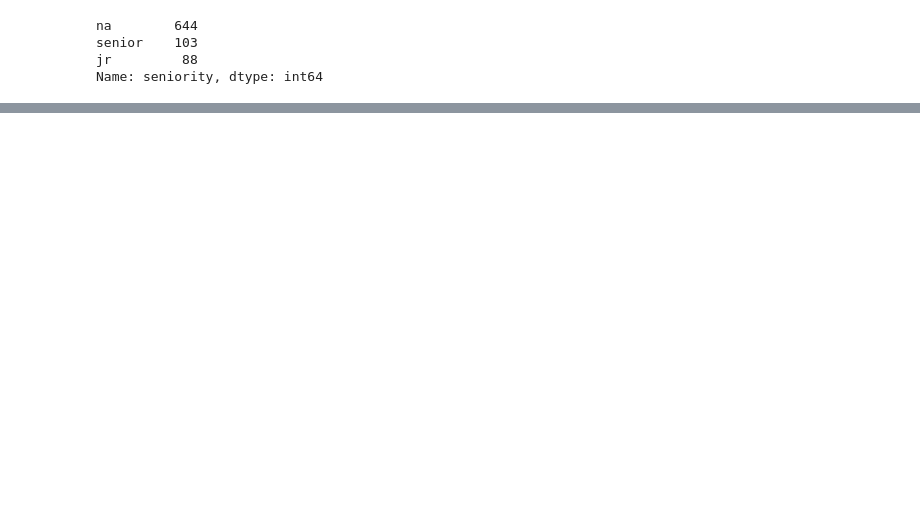
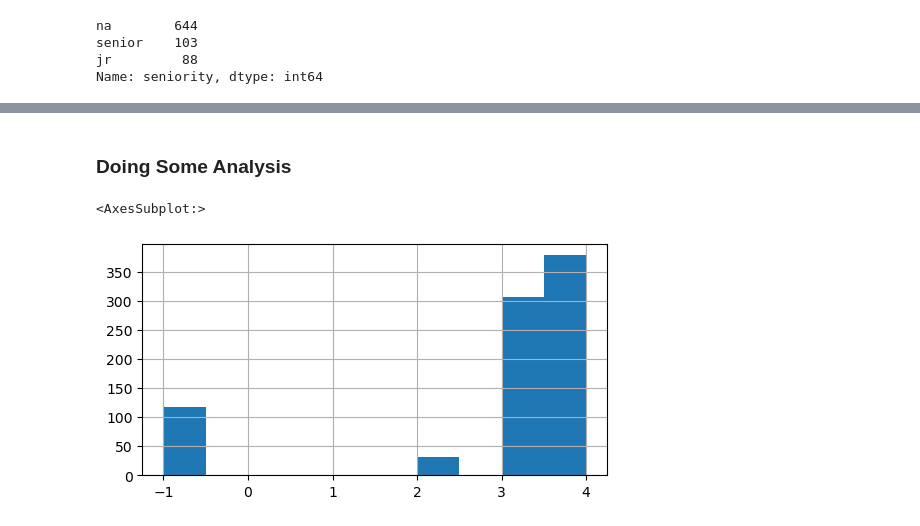
Before and after one commit to ahmadaking/DS_Salary_Proj, a Jupyter notebook: notebooks/2_Data_EDA.ipynb, the cells around one changed output, grey strips where cells are left out. Cells and saved outputs as stored; diff of their text form; code cells hidden in the pictures; blank space fills up the shorter version.

```diff
--- a/notebooks/2_Data_EDA.ipynb
+++ b/notebooks/2_Data_EDA.ipynb
@@ -204,0 +221,7 @@ df.describe()
+# %% [markdown]
+### Doing Some Analysis
+# %%
+df['Rating'].hist()
+# %% [output]
+<AxesSubplot:>
+[figure, added]
```
Also changed, not shown: parts of 34 cells of this notebook, 4 other files.
